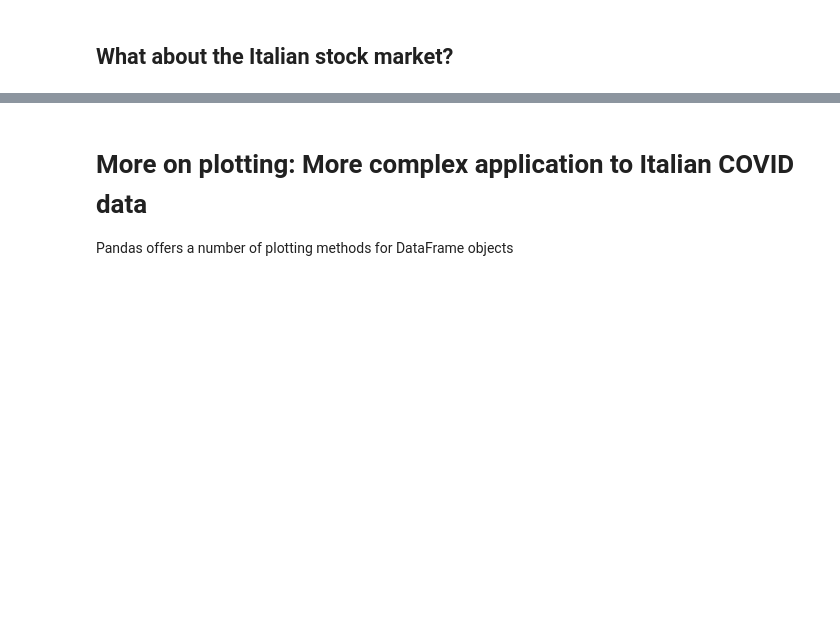
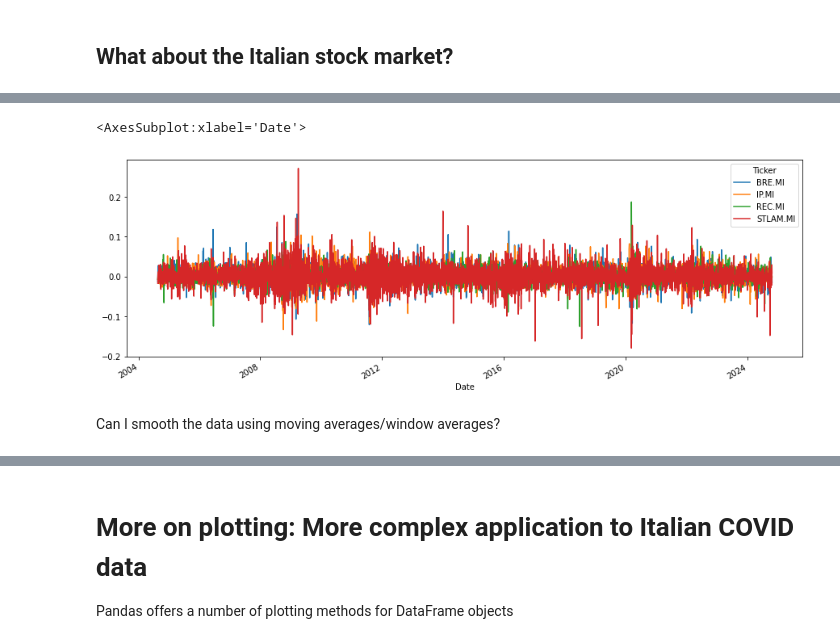
Before and after one commit to EMbeDS-education/OCP_Python4Finance2024, a Jupyter notebook: jupyter/jupyterNotebooks/classes_4_6.ipynb, the cells around one changed output, grey strips where cells are left out. Drawn from its saved outputs; the diff is of its cells as text; code cells hidden in the pictures; blank space fills up the shorter version.

```diff
--- a/jupyter/jupyterNotebooks/classes_4_6.ipynb
+++ b/jupyter/jupyterNotebooks/classes_4_6.ipynb
@@ -2140,0 +2189,3 @@ price.head()
+# %%
+returns = price.pct_change()
+returns.head()
@@ -2140,0 +2200,3 @@ price.head()
+# %%
+returns.dropna(inplace=True)
+returns
@@ -2140,0 +2218,7 @@ price.head()
+# %%
+returns.plot(figsize=(15,5))
+# %% [output]
+<AxesSubplot:xlabel='Date'>
+[figure, added]
+# %% [markdown]
+Can I smooth the data using moving averages/window averages?
```
Also changed, not shown: parts of 20 cells of this notebook.
